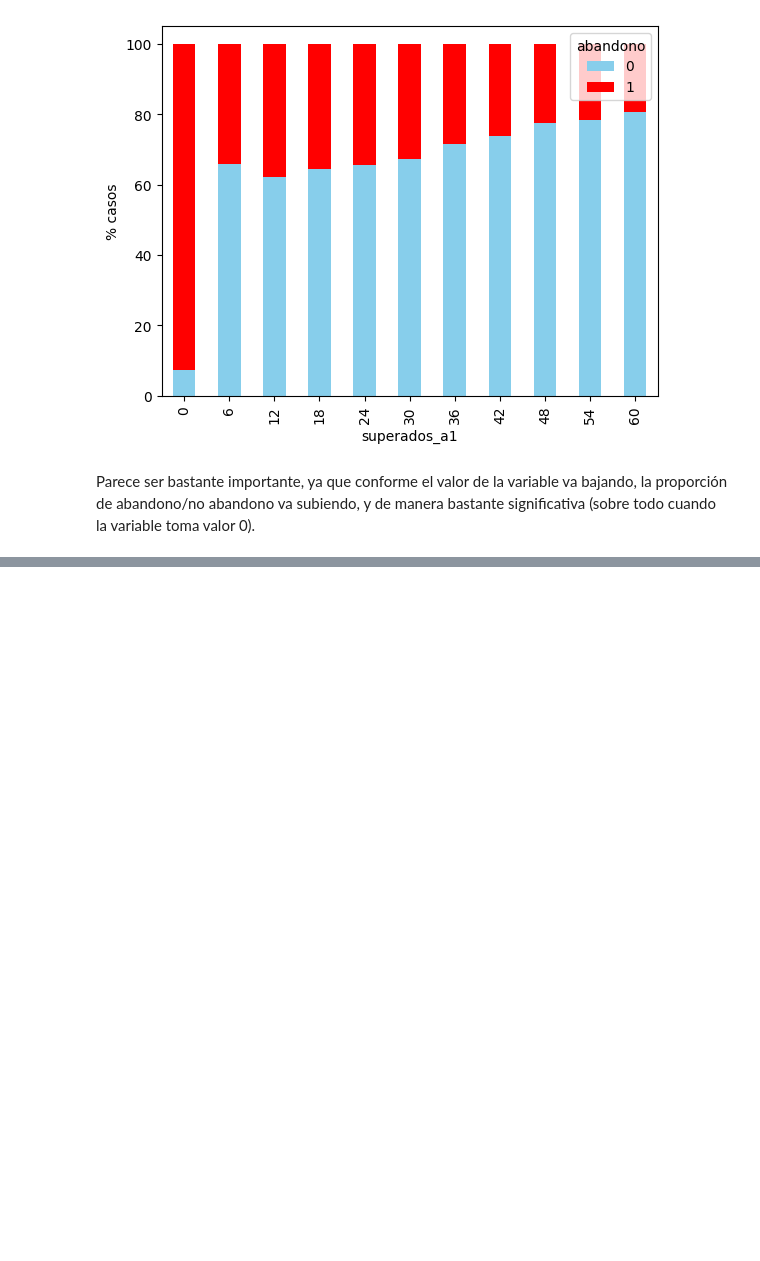
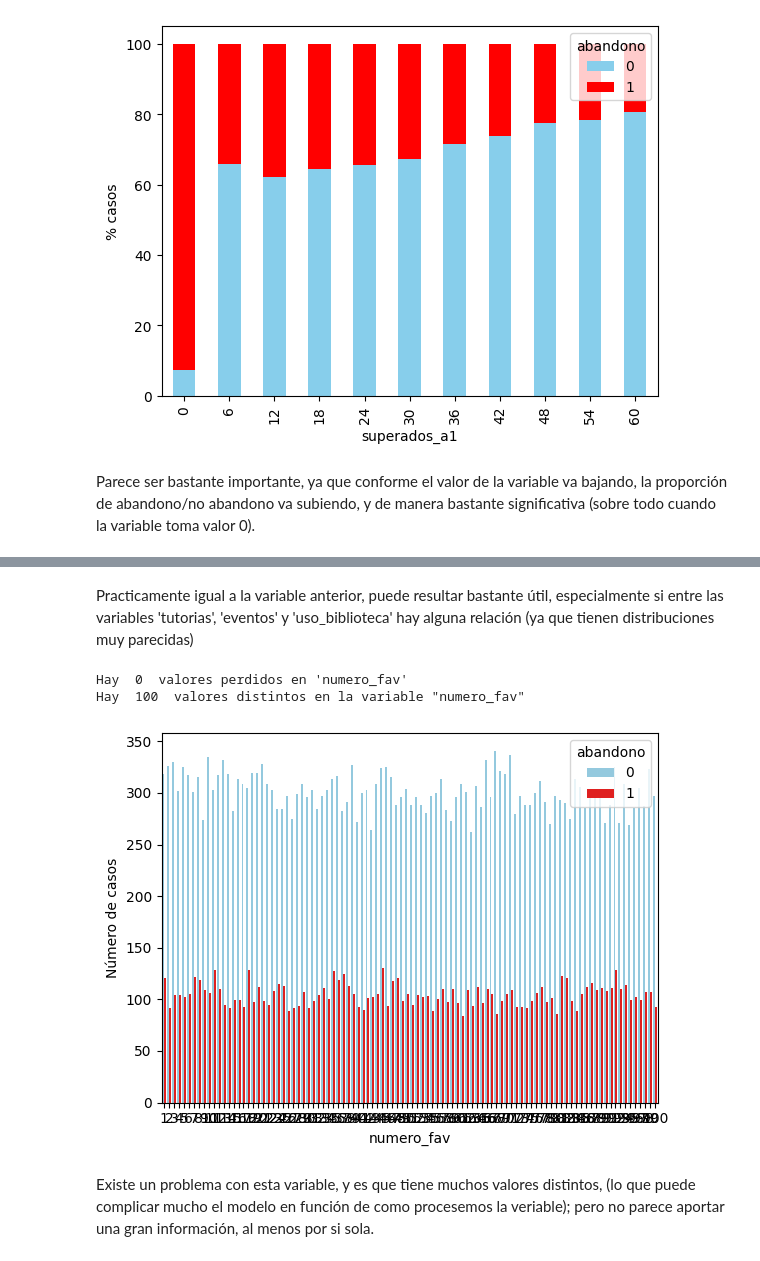
Before and after one commit to Marcos-Wth/Practica_1_Mineria_de_Datos, a Jupyter notebook: Práctica 1 - Análisis, procesamiento y validación .ipynb, the cells around one changed output, grey strips where cells are left out. Saved outputs shown, nothing was run; the diff lists cells and outputs as text; code cells hidden in the pictures; blank space fills up the shorter version.

```diff
--- a/Práctica 1 - Análisis, procesamiento y validación .ipynb
+++ b/Práctica 1 - Análisis, procesamiento y validación .ipynb
@@ -437,0 +460,19 @@ Parece ser bastante importante, ya que conforme el valor de la variable va bajan
+# %% [markdown]
+Practicamente igual a la variable anterior, puede resultar bastante útil, especialmente si entre las variables 'tutorias', 'eventos' y 'uso_biblioteca' hay alguna relación (ya que tienen distribuciones muy parecidas)
+# %%
+# variable numero_fav
+perdidos = df_train['numero_fav'].isna().sum()
+print("Hay ",perdidos, " valores perdidos en 'numero_fav'")
+
+x= df_train['numero_fav'].nunique()
+print('Hay ',x,' valores distintos en la variable "numero_fav"')
+
+sns.countplot(data=df_train, x='numero_fav', hue='abandono', palette=['skyblue', 'red'])
+plt.ylabel('Número de casos')
+plt.show()
+# %% [output]
+Hay  0  valores perdidos en 'numero_fav'
+Hay  100  valores distintos en la variable "numero_fav"
+[figure, added]
+# %% [markdown]
+Existe un problema con esta variable, y es que tiene muchos valores distintos, (lo que puede complicar mucho el modelo en función de como procesemos la veriable); pero no parece aportar una gran información, al menos por si sola.
```
Also changed, not shown: parts of 5 cells of this notebook.
